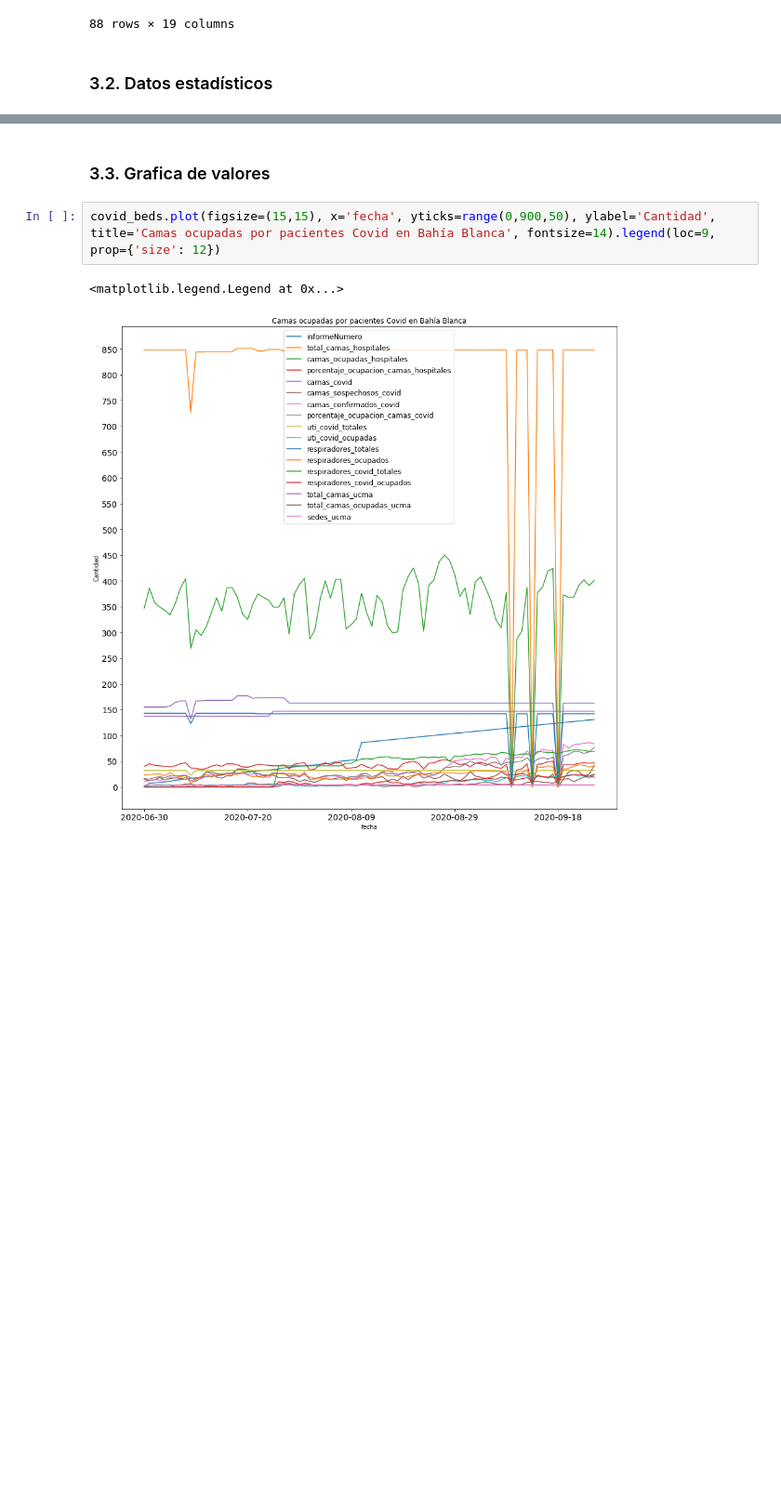
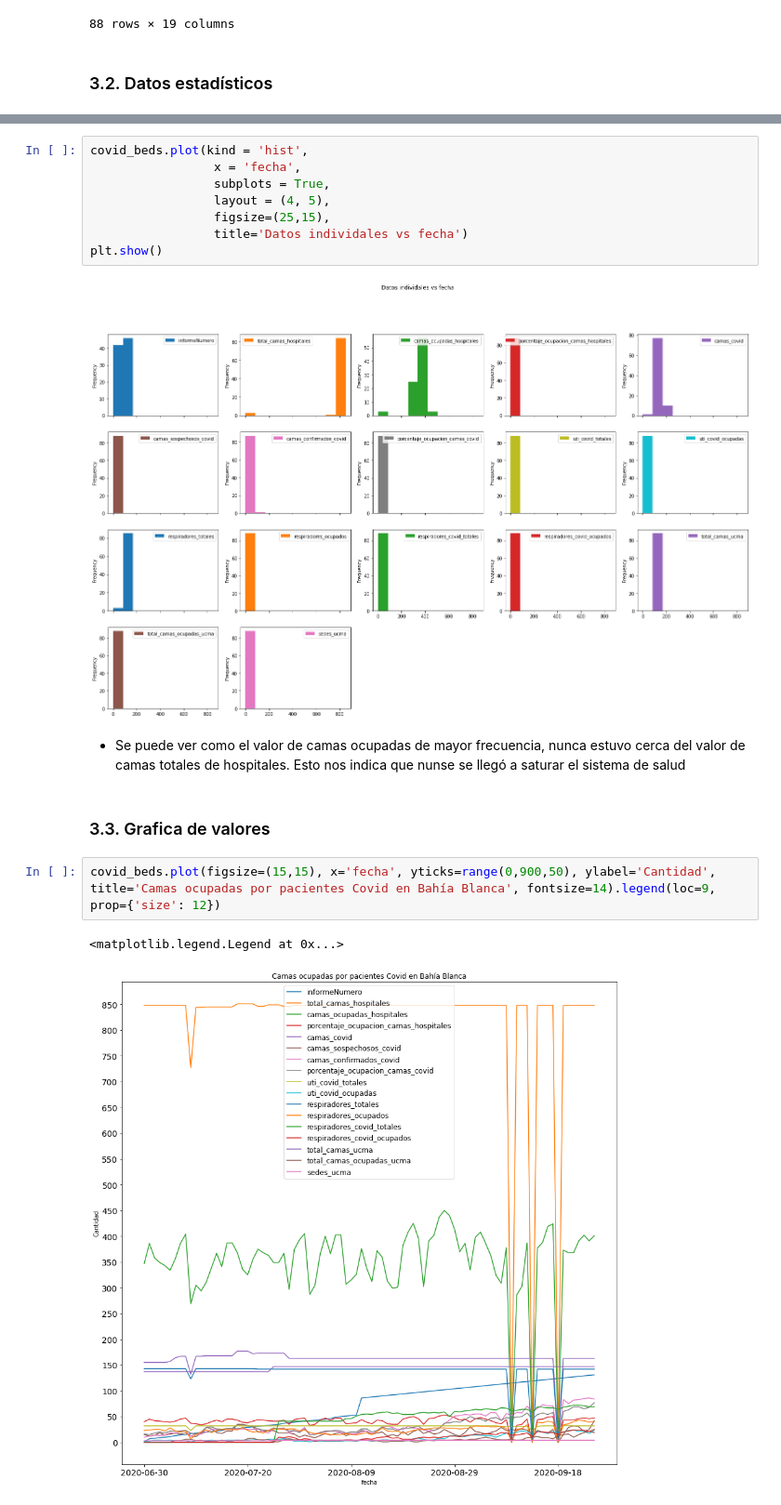
Before and after one commit to nicolassalomon96/aprendizaje_maquina_UNS, a Jupyter notebook: TP2/Ejercicio_1.ipynb, the cells around one changed output, grey strips where cells are left out. Shown at 93% size. Drawn from its saved outputs; the diff is of its cells as text; blank space fills up the shorter version.

```diff
--- a/TP2/Ejercicio_1.ipynb
+++ b/TP2/Ejercicio_1.ipynb
@@ -151,6 +159,18 @@ Valores estadísticos del dataset
 | 50% | 87.500000 | 848.000000 | 367.500000 | 43.000000 | 163.000000 | ... |
 | 75% | 109.250000 | 848.000000 | 391.000000 | 46.000000 | 163.000000 | ... |
 | max | 131.000000 | 851.000000 | 450.000000 | 53.000000 | 177.000000 | ... |
+# %%
+covid_beds.plot(kind = 'hist',
+                 x = 'fecha',
+                 subplots = True,
+                 layout = (4, 5),
+                 figsize=(25,15),
+                 title='Datos individales vs fecha')
+plt.show()
+# %% [output]
+[figure, added]
+# %% [markdown]
+* Se puede ver como el valor de camas ocupadas de mayor frecuencia, nunca estuvo cerca del valor de camas totales de hospitales. Esto nos indica que nunse se llegó a saturar el sistema de salud
 # %% [markdown]
 ### 3.3. Grafica de valores
 # %%
```
Also changed, not shown: parts of 26 cells of this notebook.
